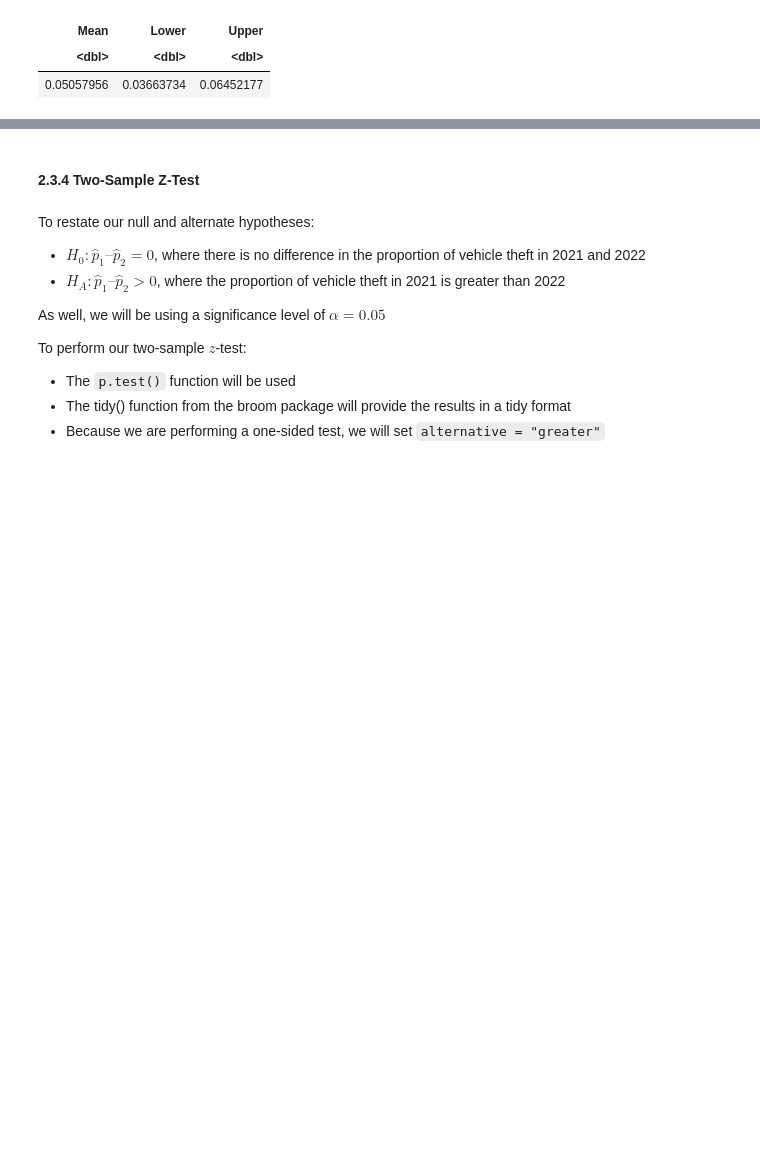
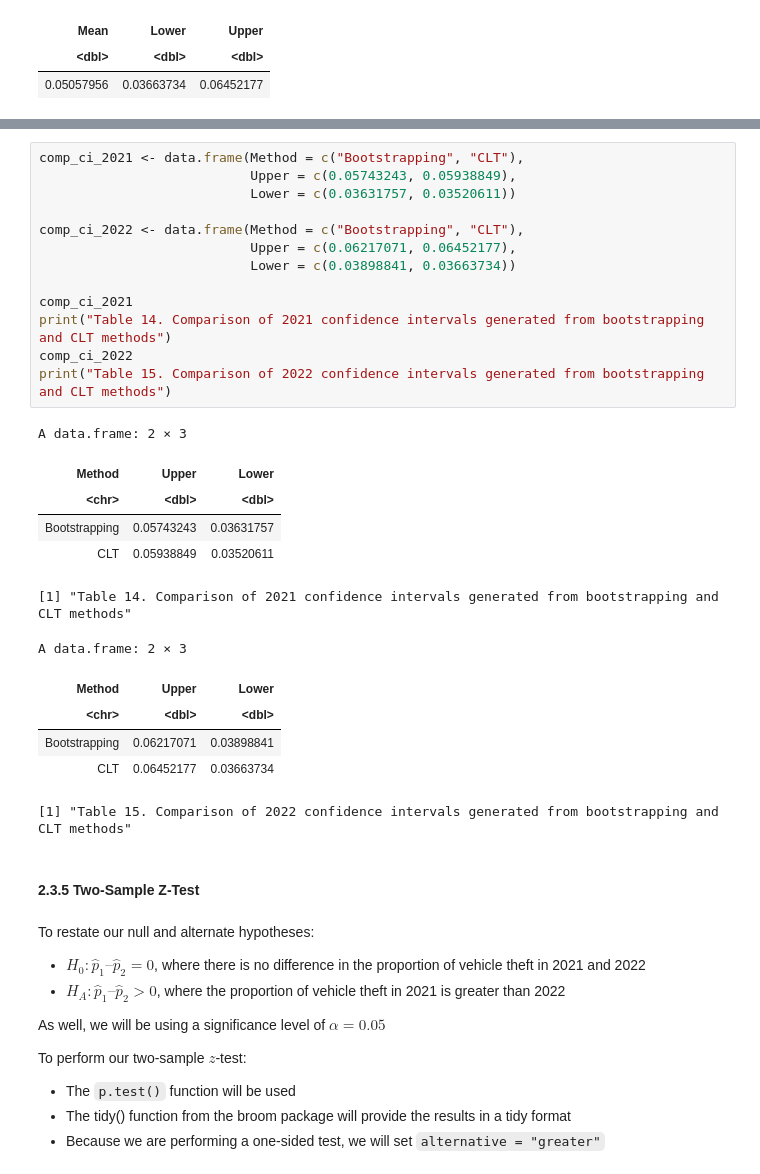
Before and after one commit to Haobo11/Stat201-group-project, a Jupyter notebook: Final Report.ipynb, the cells around one changed output, grey strips where cells are left out. Cells and saved outputs as stored; diff of their text form; blank space fills up the shorter version.

Commit message:
CLT methods

```diff
--- a/Final Report.ipynb
+++ b/Final Report.ipynb
@@ -376,5 +368,31 @@ From above table, we are 90% confident that the true mean proportion of crimes t
+# %%
+comp_ci_2021 <- data.frame(Method = c("Bootstrapping", "CLT"),
+                           Upper = c(0.05743243, 0.05938849),
+                           Lower = c(0.03631757, 0.03520611))
+
+comp_ci_2022 <- data.frame(Method = c("Bootstrapping", "CLT"),
+                           Upper = c(0.06217071, 0.06452177),
+                           Lower = c(0.03898841, 0.03663734))
+
+comp_ci_2021
+print("Table 14. Comparison of 2021 confidence intervals generated from bootstrapping and CLT methods")
+comp_ci_2022
+print("Table 15. Comparison of 2022 confidence intervals generated from bootstrapping and CLT methods")
+# %% [output]
+A data.frame: 2 × 3
+| Method | Upper | Lower |
+| <chr> | <dbl> | <dbl> |
+| Bootstrapping | 0.05743243 | 0.03631757 |
+| CLT | 0.05938849 | 0.03520611 |
+[1] "Table 14. Comparison of 2021 confidence intervals generated from bootstrapping and CLT methods"
+A data.frame: 2 × 3
+| Method | Upper | Lower |
+| <chr> | <dbl> | <dbl> |
+| Bootstrapping | 0.06217071 | 0.03898841 |
+| CLT | 0.06452177 | 0.03663734 |
+[1] "Table 15. Comparison of 2022 confidence intervals generated from bootstrapping and CLT methods"
 # %% [markdown]
-#### 2.3.4 Two-Sample Z-Test
+#### 2.3.5 Two-Sample Z-Test
 # %% [markdown]
 To restate our null and alternate hypotheses:
 * $H_0: \hat{p}_1 – \hat{p}_2 = 0$, where there is no difference in the proportion of vehicle theft in 2021 and 2022
```
Also changed, not shown: parts of 13 cells of this notebook.
